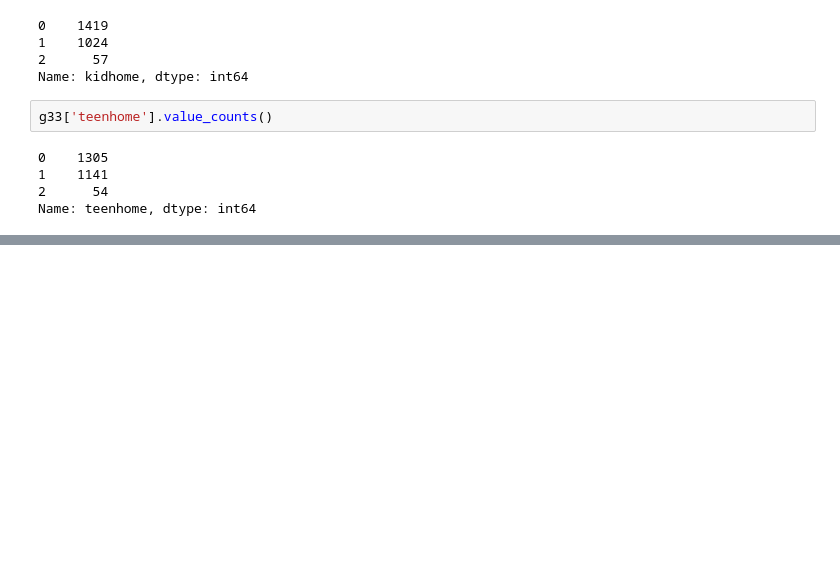
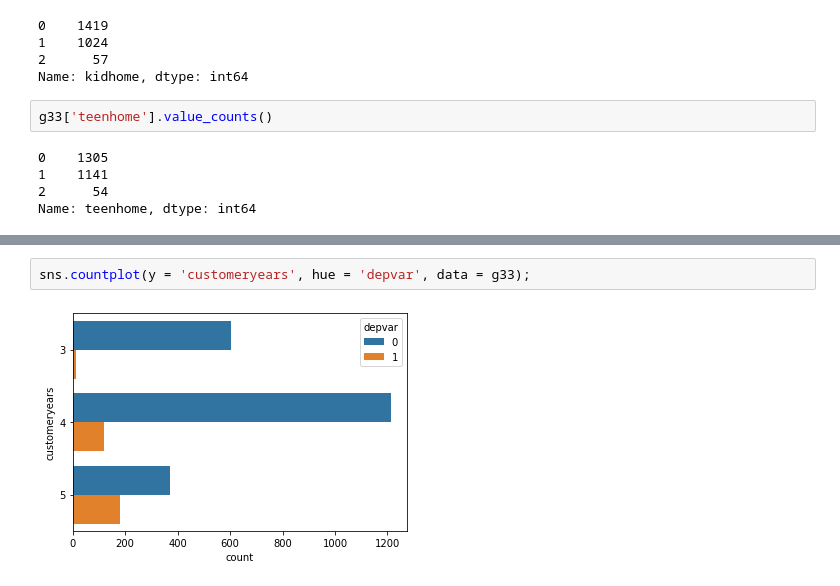
Before and after one commit to EDSA2020/project, a Jupyter notebook: MLaDS_Project.ipynb, the cells around one changed output, grey strips where cells are left out. Drawn from its saved outputs; the diff is of its cells as text; blank space fills up the shorter version.

```diff
--- a/MLaDS_Project.ipynb
+++ b/MLaDS_Project.ipynb
@@ -285,0 +309,4 @@ Name: teenhome, dtype: int64
+# %%
+sns.countplot(y = 'customeryears', hue = 'depvar', data = g33);
+# %% [output]
+[figure, added]
```
Also changed, not shown: parts of 17 cells of this notebook.
